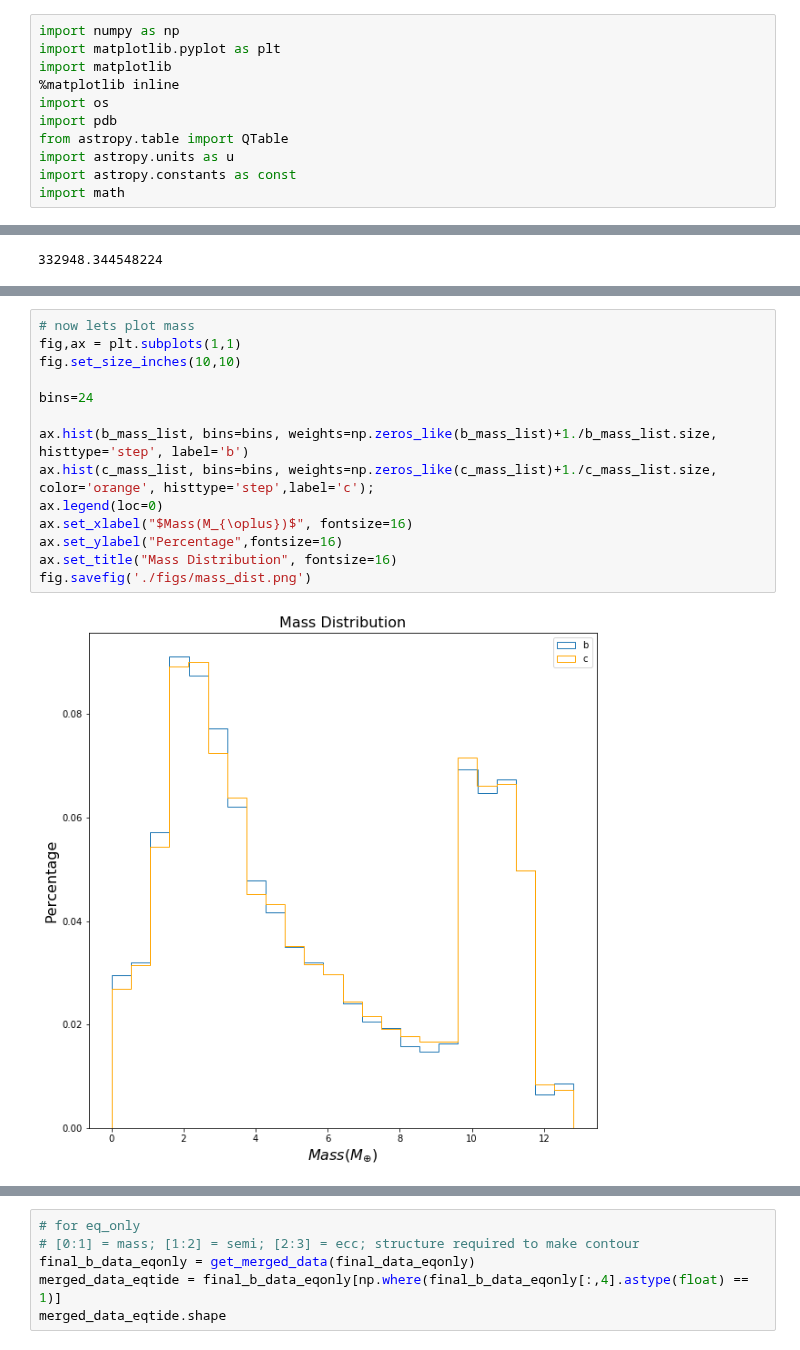
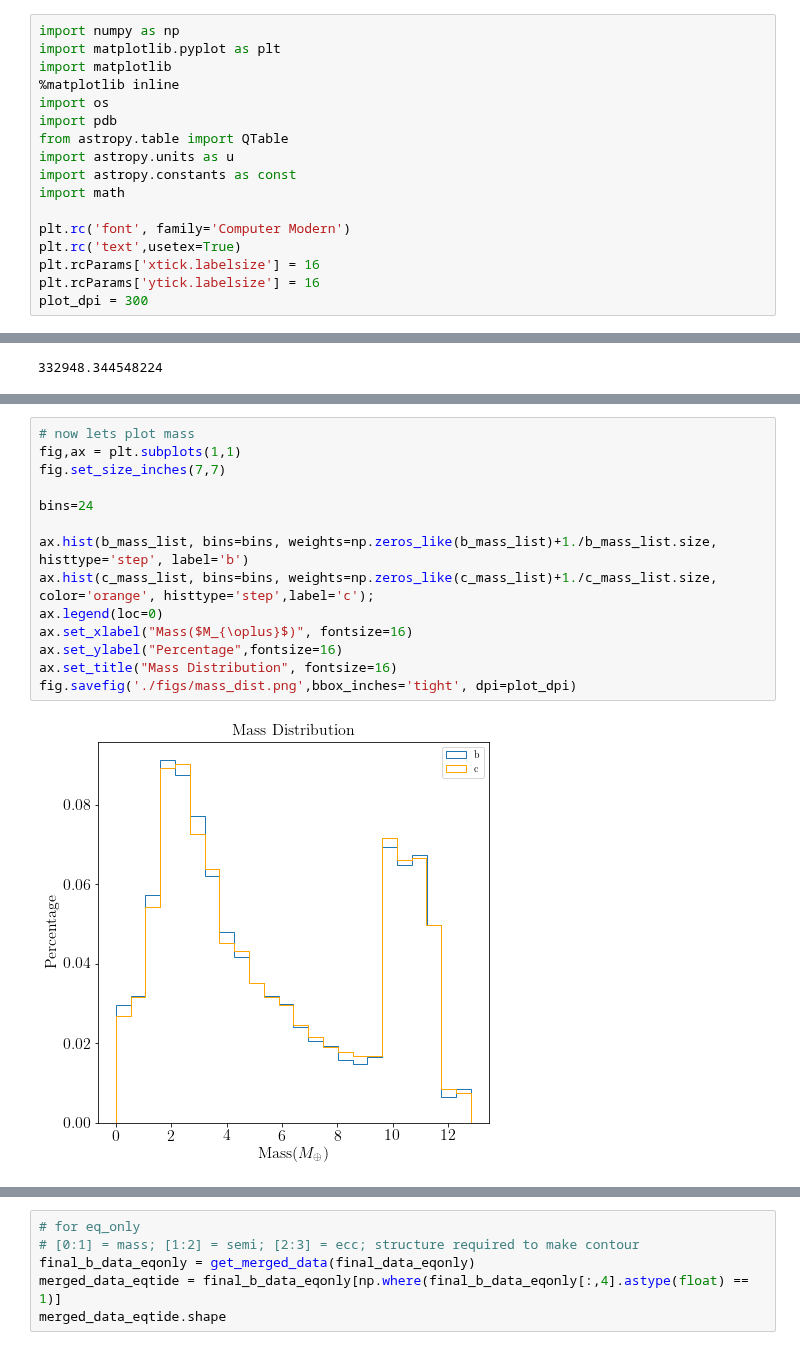
Before and after one commit to dm1681/Merging_Perts, a Jupyter notebook: Research/Merging_Perts/fig_gen.ipynb, the cells around one changed output, grey strips where cells are left out. Saved outputs shown, nothing was run; the diff lists cells and outputs as text.

```diff
--- a/Research/Merging_Perts/fig_gen.ipynb
+++ b/Research/Merging_Perts/fig_gen.ipynb
@@ -9,6 +9,12 @@ from astropy.table import QTable
 import astropy.units as u
 import astropy.constants as const
 import math
+
+plt.rc('font', family='Computer Modern')
+plt.rc('text',usetex=True)
+plt.rcParams['xtick.labelsize'] = 16
+plt.rcParams['ytick.labelsize'] = 16
+plot_dpi = 300
 # %%
 (1 * u.solMass).to(u.earthMass).value
 # %% [output]
@@ -145,19 +153,19 @@ fig.savefig('./figs/ecc_rad_dist.png');
 # %%
 # now lets plot mass
 fig,ax = plt.subplots(1,1)
-fig.set_size_inches(10,10)
+fig.set_size_inches(7,7)
 
 bins=24
 
 ax.hist(b_mass_list, bins=bins, weights=np.zeros_like(b_mass_list)+1./b_mass_list.size, histtype='step', label='b')
 ax.hist(c_mass_list, bins=bins, weights=np.zeros_like(c_mass_list)+1./c_mass_list.size, color='orange', histtype='step',label='c');
 ax.legend(loc=0)
-ax.set_xlabel("$Mass(M_{\oplus})$", fontsize=16)
+ax.set_xlabel("Mass($M_{\oplus}$)", fontsize=16)
 ax.set_ylabel("Percentage",fontsize=16)
 ax.set_title("Mass Distribution", fontsize=16)
-fig.savefig('./figs/mass_dist.png')
+fig.savefig('./figs/mass_dist.png',bbox_inches='tight', dpi=plot_dpi)
 # %% [output]
-[figure, old version]
+[figure, new version]
 # %%
 final_data_eqonly = "./final_data/runs_eq_only"
 
```
Also changed, not shown: parts of 15 cells of this notebook.
